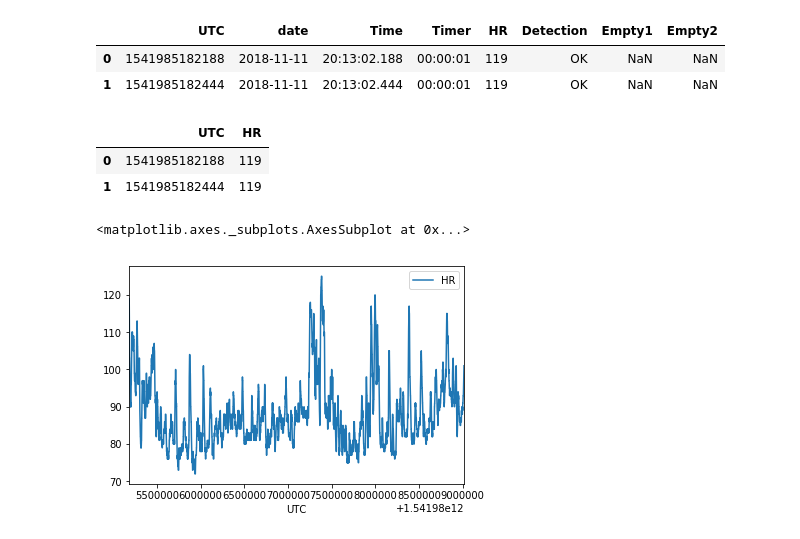
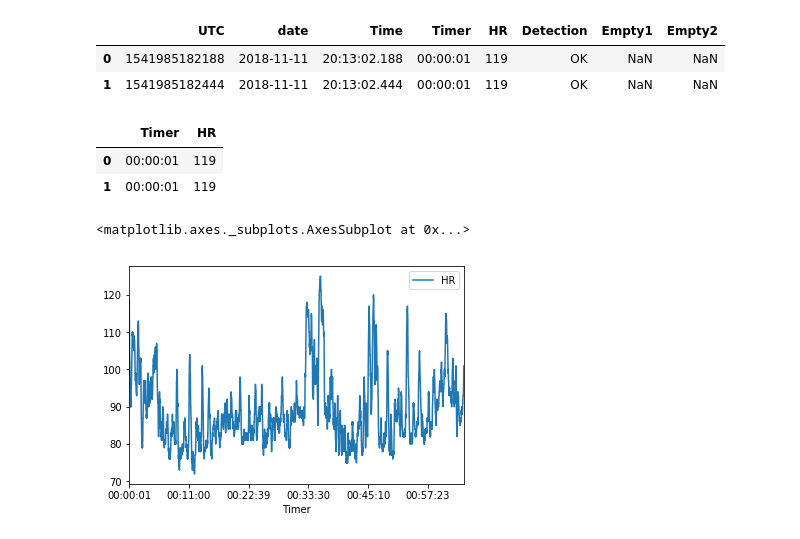
Before and after one commit to knaik/PythonPractice, a Jupyter notebook: May292020.ipynb, the cells around one changed output. Saved outputs shown, nothing was run; the diff lists cells and outputs as text; code cells hidden in the pictures.

Commit message:
Plot

```diff
--- a/May292020.ipynb
+++ b/May292020.ipynb
@@ -59,14 +59,14 @@ df.head(2)
 | 0 | 1541985182188 | 2018-11-11 | 20:13:02.188 | 00:00:01 | 119 | OK | NaN | NaN |
 | 1 | 1541985182444 | 2018-11-11 | 20:13:02.444 | 00:00:01 | 119 | OK | NaN | NaN |
 # %%
-df = df.drop(["date", "Time","Timer", "Detection", "Empty1", "Empty2"], axis=1)
+df = df.drop(["date", "UTC","Time", "Detection", "Empty1", "Empty2"], axis=1)
 df.head(2)
 # %% [output]
-|  | UTC | HR |
-| 0 | 1541985182188 | 119 |
-| 1 | 1541985182444 | 119 |
+|  | Timer | HR |
+| 0 | 00:00:01 | 119 |
+| 1 | 00:00:01 | 119 |
 # %%
-df.plot(x="UTC", y="HR", kind="line")
+df.plot(x="Timer", y="HR", kind="line")
 # %% [output]
 <matplotlib.axes._subplots.AxesSubplot at 0x...>
-[figure, old version]
+[figure, new version]
```
